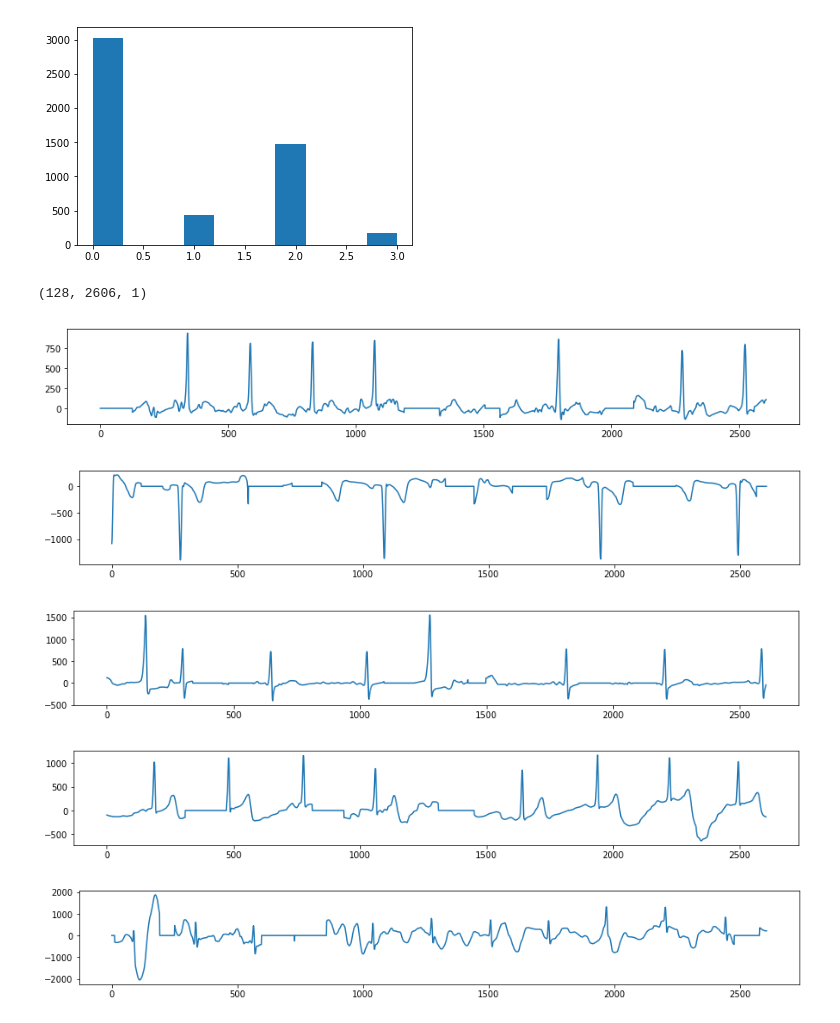
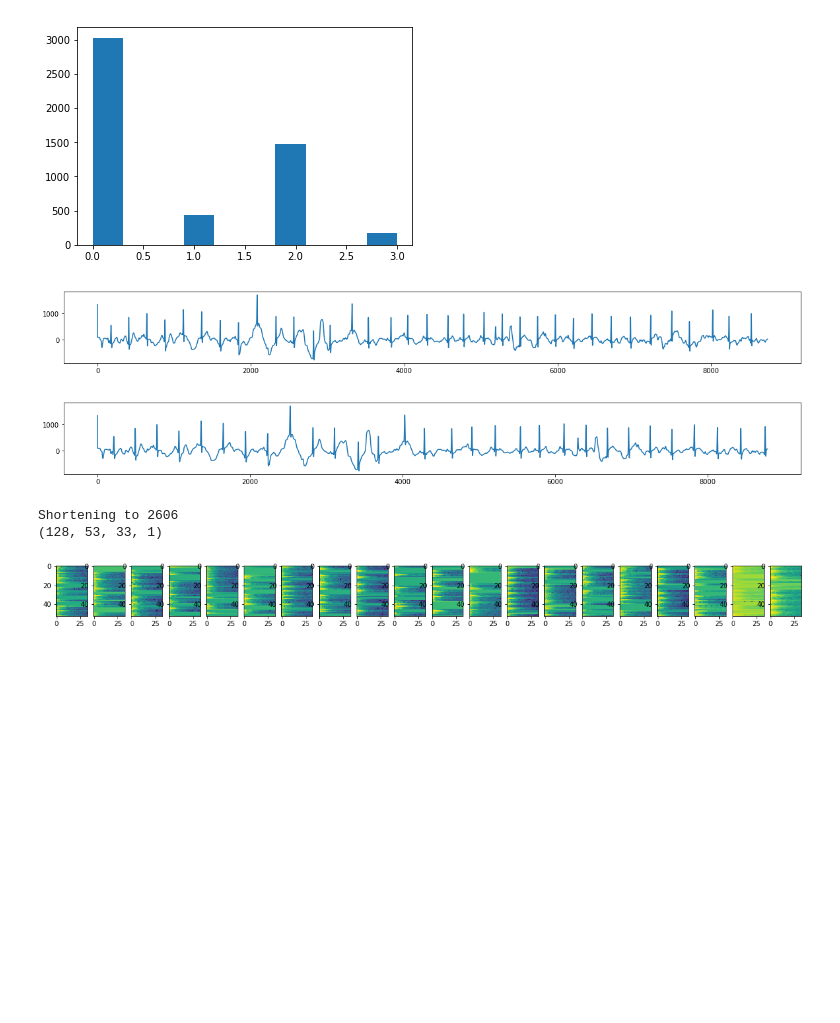
Before and after one commit to ivantishchenko/aml-projects, a Jupyter notebook: task3/ecg.ipynb, the cells around one changed output. Drawn from its saved outputs; the diff is of its cells as text; code cells hidden in the pictures; blank space fills up the shorter version.

```diff
--- a/task3/ecg.ipynb
+++ b/task3/ecg.ipynb
@@ -30,9 +33,11 @@ y_train = keras.utils.to_categorical(y_train[:, 1])
 # Create validations set
 X_train, X_val, Y_train, Y_val = train_test_split(X_train, y_train, test_size=0.1, random_state=42)
 # %%
-def feed(X, y, training=True, shorten=False, batch_size=128):
+def feed(X, y, training=True, shorten=False, batch_size=128, spectrogram=False):
     seqlens = np.isnan(X[:,:,0]).argmax(axis=1)
     seqlens[seqlens == 0] = X.shape[1]
+    target_len = seqlens.min()
+    print('Shortening to %d' % target_len)
 
     # Loop over epochs
     while True:
@@ -49,22 +54,36 @@ def feed(X, y, training=True, shorten=False, batch_size=128):
             for j in range(k, min(X.shape[0], k+batch_size)):
                 i = idx[j]
                 example = np.copy(X[i])
+                seqlen = seqlens[i]
 
-                # Randomly set runs to zero
                 if training:
+                    while True:
+                        # Randomly rescale
+                        example = transformations.random_resample(example[np.newaxis,:seqlen,0]).T
+                        seqlen = np.isnan(example).argmax()
+                        if seqlen == 0: seqlen = example.shape[0]
+                        if seqlen >= target_len: break
+                        example = np.copy(X[i])
+                        seqlen = seqlens[i]
+
+                    # Randomly set runs to zero
                     for _ in range(int(seqlens[i] / X.shape[1] * 50)):
-                        blen = np.random.randint(50, 150)
+                        blen = np.random.randint(50, 250)
                         pos = np.random.randint(seqlens[i]-blen)
                         example[pos:pos+blen] = 0
 
                 if training and not shorten:
                     # Repeat sequence to fill padding
-                    example = np.tile(example[:seqlens[i]], [int(np.ceil(X.shape[1] / seqlens[i])),1])
+                    example = np.tile(example[:seqlen], [int(np.ceil(X.shape[1] / seqlen)),1])
                     example = example[:X.shape[1]]
                 elif training and shorten:
                     # Choose random window to shorten sequence
-                    offset = np.random.randint(seqlens[i] - seqlens.min() + 1)
-                    example = example[offset:offset+seqlens.min()]
+                    offset = np.random.randint(seqlen - target_len + 1)
+                    example = example[offset:offset+target_len]
+
+                if spectrogram:
+                    # Convert into spectrogram
+                    example = transformations.spectrogram(example[np.newaxis,:seqlen,0], 64)[0,:,:,np.newaxis]
 
                 X_batch.append(example)
 
@@ -75,18 +94,30 @@ def feed(X, y, training=True, shorten=False, batch_size=128):
                 yield np.array(X_batch), np.array(y_batch)
             else:
                 yield np.array(X_batch)
+# %%
+plt.figure(figsize=(20,2))
+plt.plot(X_train[456,:,0])
+
+res = transformations.random_resample(X_train[456,:8783,0][np.newaxis,:])
+plt.figure(figsize=(20,2))
+plt.plot(res[0]);
+# %% [output]
+[figure, added]
+[figure, added]
 # %%
-it = feed(X_train, Y_train, shorten=True)
+it = feed(X_train, Y_train, training=True, shorten=True, spectrogram=True)
 print(next(it)[0].shape)
-for i in range(5):
-    plt.figure(figsize=(15,2))
-    plt.plot(next(it)[0][0,:,0])
+plt.figure(figsize=(20, 5))
+examples = [next(it)[0][0] for _ in range(20)],
+for i in range(20):
+    plt.subplot(1, 20, i+1)
+    if len(examples[0][0].shape) == 2:
+        plt.plot(examples)
+    else:
+        plt.imshow(examples[0][i][:,:,0])
 # %% [output]
-(128, 2606, 1)
+Shortening to 2606
+(128, 53, 33, 1)
-[figure, old version]
+[figure, new version]
-[figure, removed]
-[figure, removed]
-[figure, removed]
-[figure, removed]
 # %%
 model = keras.models.Sequential()
```
Also changed, not shown: parts of 7 cells of this notebook, 1 other file.
